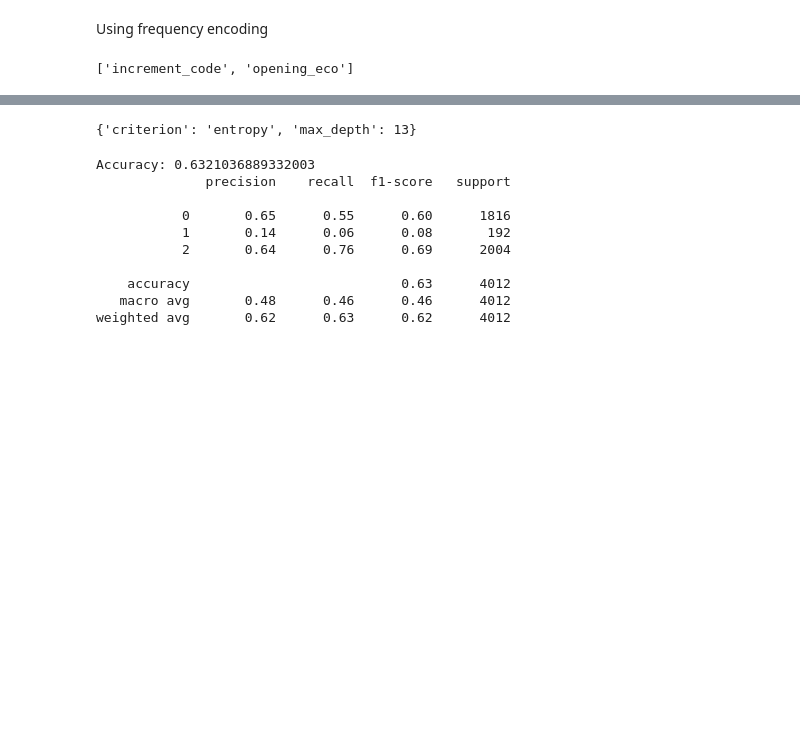
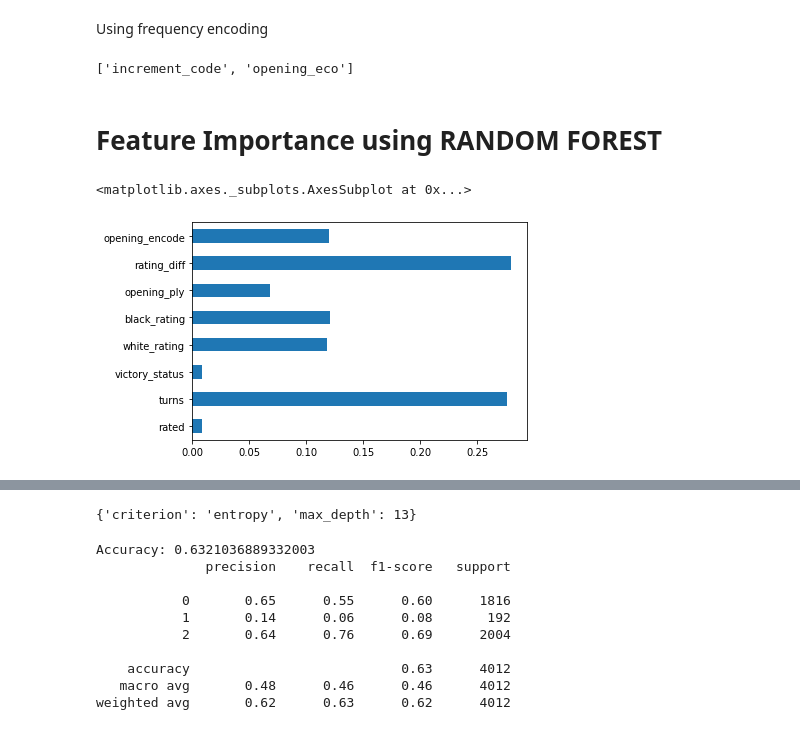
Before and after one commit to Gail529/chess_ML, a Jupyter notebook: trees.ipynb, the cells around one changed output, grey strips where cells are left out. Drawn from its saved outputs; the diff is of its cells as text; code cells hidden in the pictures; blank space fills up the shorter version.

```diff
--- a/trees.ipynb
+++ b/trees.ipynb
@@ -146,6 +144,17 @@ data.loc[:,'incr_encode']=data['increment_code'].map(fe2)
 fe_data=fe_data.drop(columns=['increment_code'],axis=1)
 # %% [output]
 ['increment_code', 'opening_eco']
+# %% [markdown]
+# Feature Importance using RANDOM FOREST
+# %%
+rf = RandomForestRegressor(n_estimators=100)
+rf.fit(X_train, y_train)
+rf.feature_importances_
+feat_importances = pd.Series(rf.feature_importances_, index=X_train.columns)
+feat_importances.plot(kind='barh')
+# %% [output]
+<matplotlib.axes._subplots.AxesSubplot at 0x...>
+[figure, added]
 # %%
 X = data_encoded.drop(columns=['winner'], axis=1)
 y = data_encoded['winner']
```
Also changed, not shown: parts of 9 cells of this notebook.
